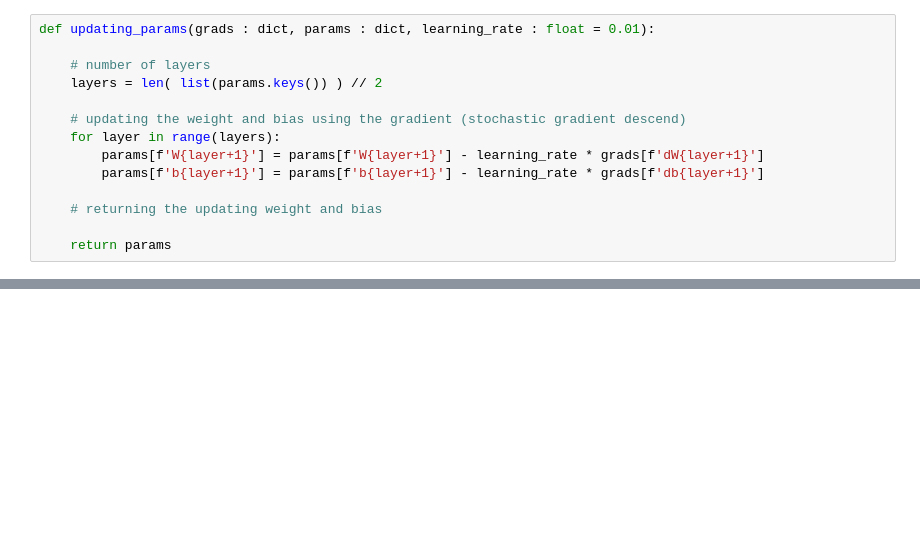
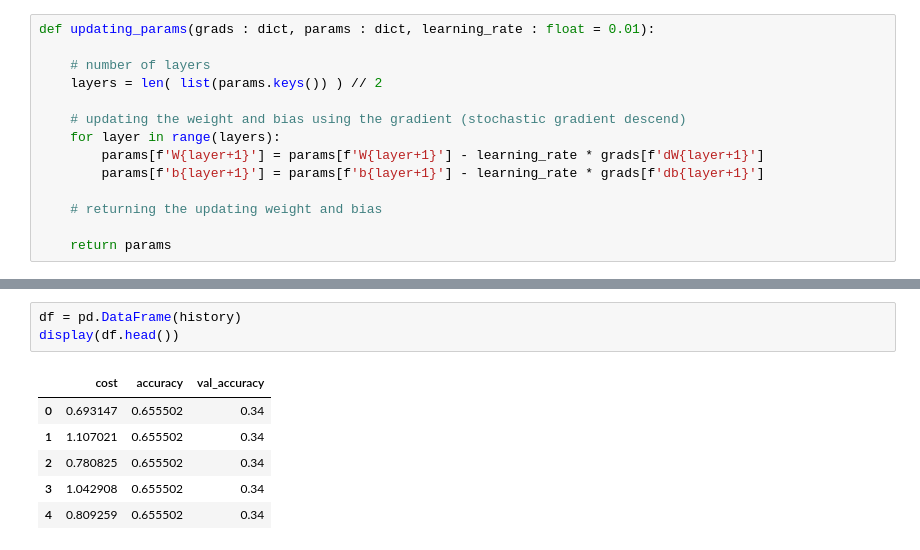
Before and after one commit to amiehe-essomba/logisticRegression, a Jupyter notebook: main.ipynb, the cells around one changed output, grey strips where cells are left out. Saved outputs shown, nothing was run; the diff lists cells and outputs as text; blank space fills up the shorter version.

```diff
--- a/main.ipynb
+++ b/main.ipynb
@@ -425,0 +294,10 @@ loop break due to early stoping parameter
+# %%
+df = pd.DataFrame(history)
+display(df.head())
+# %% [output]
+|  | cost | accuracy | val_accuracy |
+| 0 | 0.693147 | 0.655502 | 0.34 |
+| 1 | 1.107021 | 0.655502 | 0.34 |
+| 2 | 0.780825 | 0.655502 | 0.34 |
+| 3 | 1.042908 | 0.655502 | 0.34 |
+| 4 | 0.809259 | 0.655502 | 0.34 |
```
Also changed, not shown: parts of 51 cells of this notebook, 5 other files.
